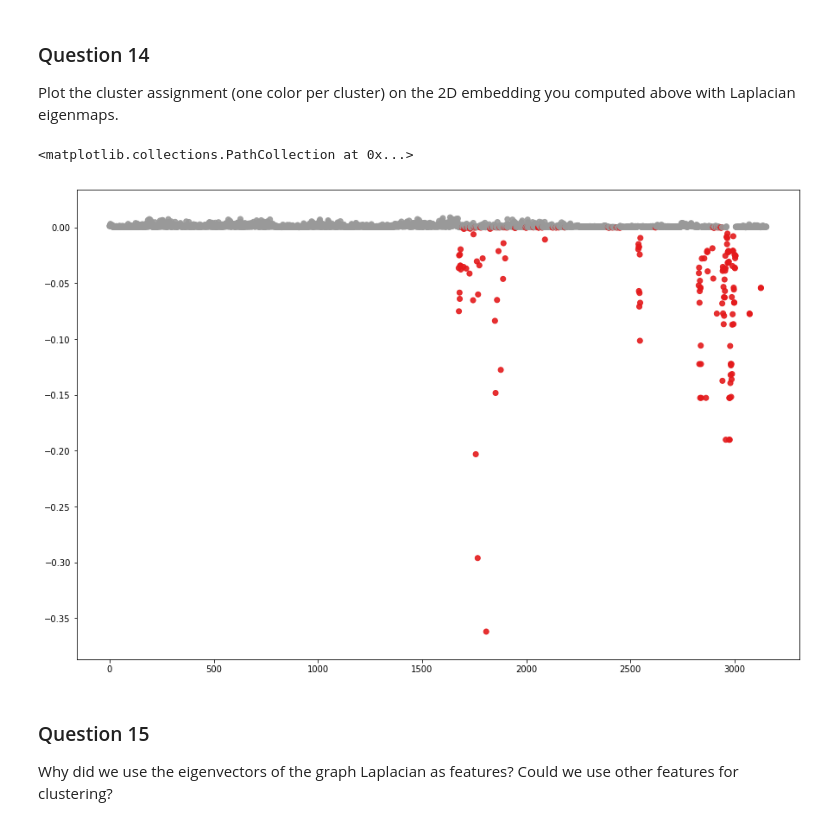
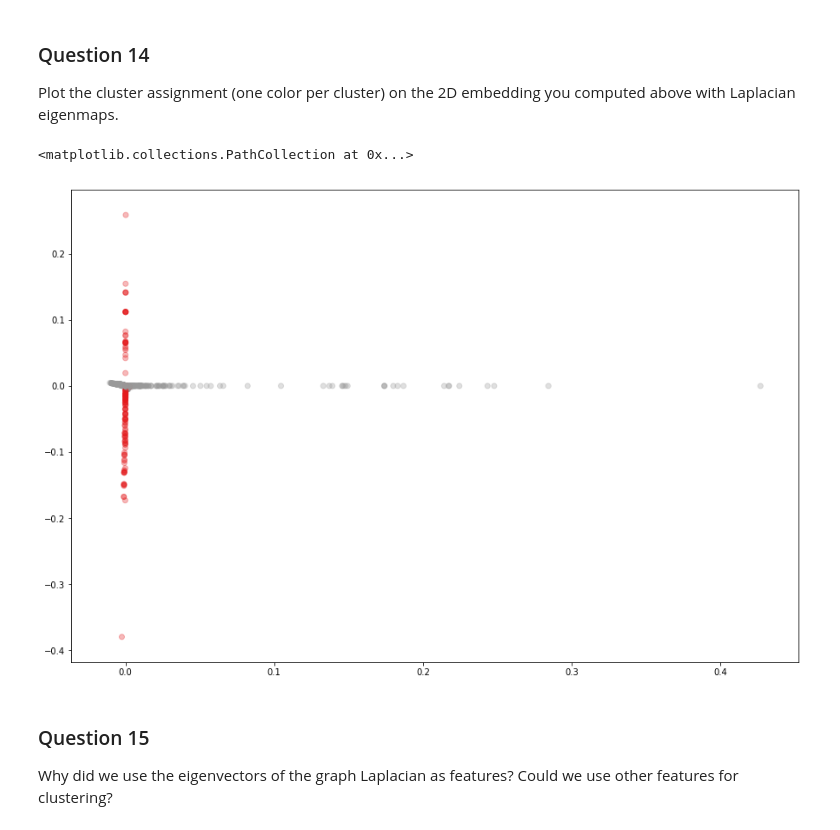
Before and after one commit to rusucosmin/ntp, a Jupyter notebook: 3_spectral_graph_theory.ipynb, the cells around one changed output. Cells and saved outputs as stored; diff of their text form; code cells hidden in the pictures.

```diff
--- a/3_spectral_graph_theory.ipynb
+++ b/3_spectral_graph_theory.ipynb
@@ -314,6 +316,12 @@ k is the number of clusters we will get, $d$ is the dimensionality of our datapo
 # %%
 #We want 2 clusters, so we use the Fiedler Vector
 labels = np.where(filter_eigen_vec[:,1] > 0, 1, 0)
+# %%
+kmeans = KMeans(n_clusters=10)
+# Normalized vectors and Fitting the input data
+kmeans = kmeans.fit(filter_eigen_vec[:,:2])
+# Getting the cluster labels
+labels = kmeans.predict(filter_eigen_vec[:,:2])
 # %%
 #checking how many nodes are in each cluster
 d = {}
@@ -359,10 +371,4 @@ Look for the `labels` in the [dataset descriptions](https://github.com/mdeff/ntd
 # %%
 import pandas as pd
 features = pd.read_csv("features.csv", index_col=0)
-features.head()
-locations = np.array(features.apply(lambda x : [x.Latitude, x.Longitude], axis=1).tolist())
-kmeans = KMeans(n_clusters=4)
-# Normalized vectors and Fitting the input data
-kmeans = kmeans.fit(locations)
-# Getting the cluster labels
-labels = kmeans.predict(locations)
+locations = np.array(features[mask_largest_component > 0].apply(lambda x : [x.Latitude, x.Longitude], axis=1).tolist())
@@ -373,10 +385,10 @@ Plot the cluster assignment (one color per cluster) on the 2D embedding you comp
 # %%
 #move code from above here
 plt.figure(figsize=(15, 10))
-plt.scatter(np.arange(filter_eigen_vec[:,1].shape[0]), filter_eigen_vec[:,1], alpha=0.9, cmap=plt.cm.Set1, c=labels)
+plt.scatter(filter_eigen_vec[:,4], filter_eigen_vec[:,3], alpha=0.3, cmap=plt.cm.Set1, c=labels)
 # %% [output]
 <matplotlib.collections.PathCollection at 0x...>
-[figure, old version]
+[figure, new version]
 # %% [markdown]
 ### Question 15
 
```
Also changed, not shown: parts of 6 cells of this notebook.
